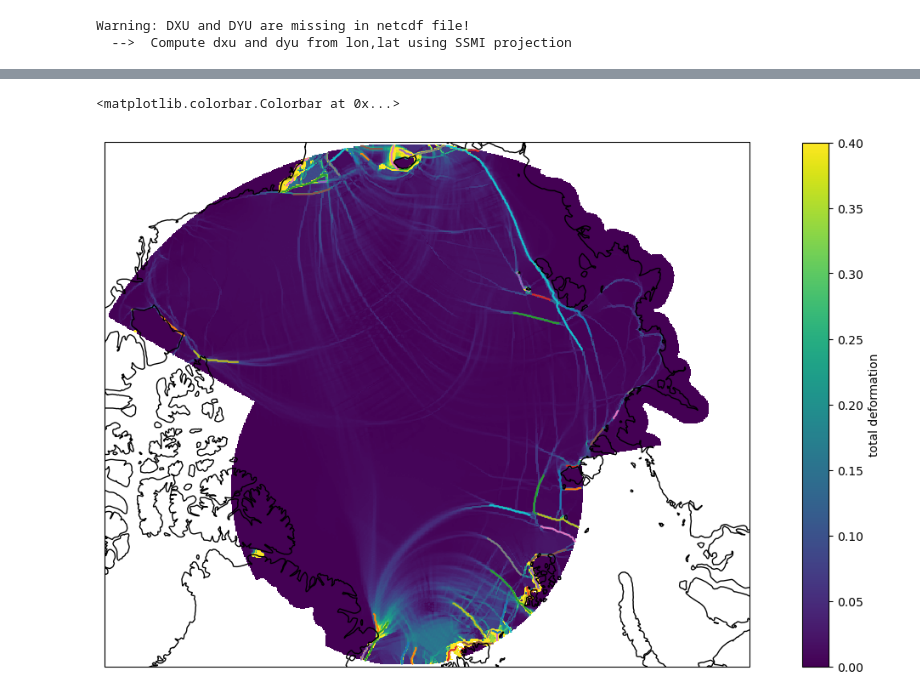
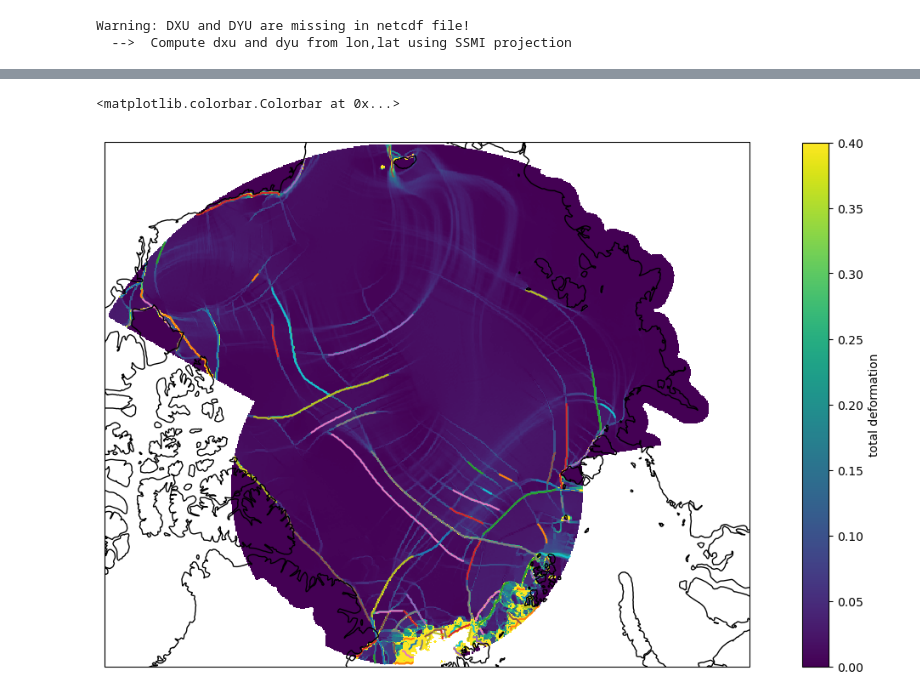
Before and after one commit to jpgaertner/lkf_detection, a Jupyter notebook: detect_and_track_lkfs.ipynb, the cells around one changed output, grey strips where cells are left out. Saved outputs shown, nothing was run; the diff lists cells and outputs as text; code cells hidden in the pictures.

```diff
--- a/detect_and_track_lkfs.ipynb
+++ b/detect_and_track_lkfs.ipynb
@@ -40,4 +65,4 @@ dill.dump(lkf_data, file = open("data/2015/lkf_pickle_files/lkf_data_2015_005.pi
 # %%
-lkf_data_2015 = dill.load(open("data/2015/lkf_pickle_files/lkf_data_2015_005.pickle", "rb"))
+lkf_data_2015 = dill.load(open("data/lkf_datasets/ds_2015.pickle", "rb"))
 # %%
 lkf_data = lkf_data_2015
@@ -60,31 +69,31 @@ lkf_data.finetuning(ind=0,dog_thres=0.05)
 # %%
 import matplotlib.pyplot as plt
 import cartopy.crs as ccrs
 
 fig = plt.figure(figsize=[16, 8])
 
 ax = plt.subplot(1, 1, 1, projection=ccrs.Orthographic(0, 90))
 
 ax.coastlines(zorder=3)
 
-it = lkf_data.indexes[2]
+it = lkf_data.indexes[0]
 
 pcm = ax.pcolormesh(lkf_data.lon[max([0,lkf_data.index_y[0][0]-1]):lkf_data.index_y[0][-1]+2:lkf_data.red_fac,
                        max([0,lkf_data.index_x[0][0]-1]):lkf_data.index_x[0][-1]+2:lkf_data.red_fac],
               lkf_data.lat[max([0,lkf_data.index_y[0][0]-1]):lkf_data.index_y[0][-1]+2:lkf_data.red_fac,
                        max([0,lkf_data.index_x[0][0]-1]):lkf_data.index_x[0][-1]+2:lkf_data.red_fac],
               lkf_data.calc_eps_tot(it),transform=ccrs.PlateCarree(),vmin=0,vmax=0.4)
 
 lkfs = np.load(lkf_data.lkfpath.joinpath('lkf_%s_%03i.npy' %(lkf_data.netcdf_file.split('/')[-1].split('.')[0],(it+1))),allow_pickle=True)
 
 for ilkf in lkfs:
     if np.min(ilkf[:,2])<-150 and np.max(ilkf[:,2]>150):
         ilkf[ilkf[:,2]<0,2]+=360
     ax.plot(ilkf[:,2],ilkf[:,3],transform=ccrs.PlateCarree())
 
 plt.colorbar(pcm,label='total deformation')
 # %% [output]
 <matplotlib.colorbar.Colorbar at 0x...>
-[figure, old version]
+[figure, new version]
 # %%
 %%time
```
Also changed, not shown: parts of 10 cells of this notebook.
